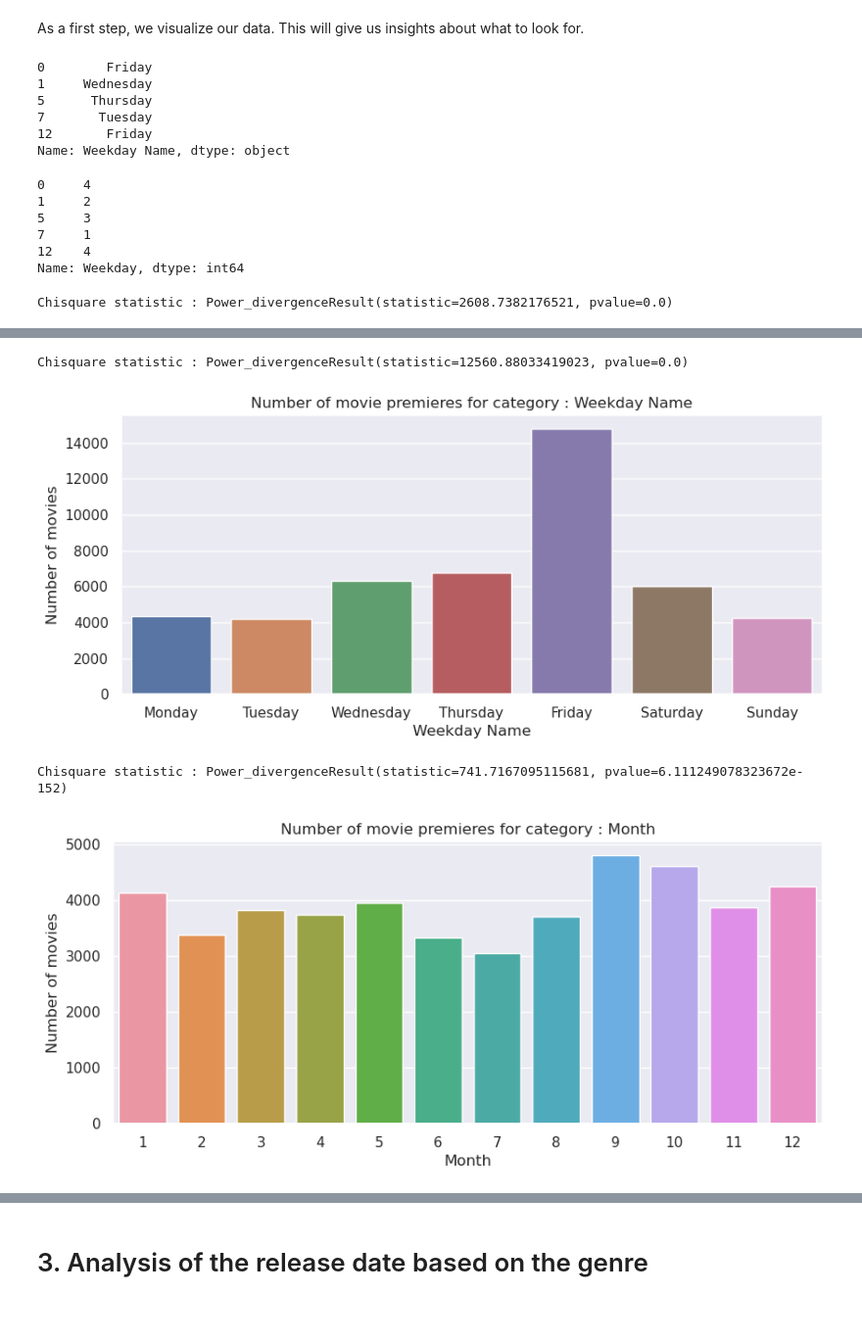
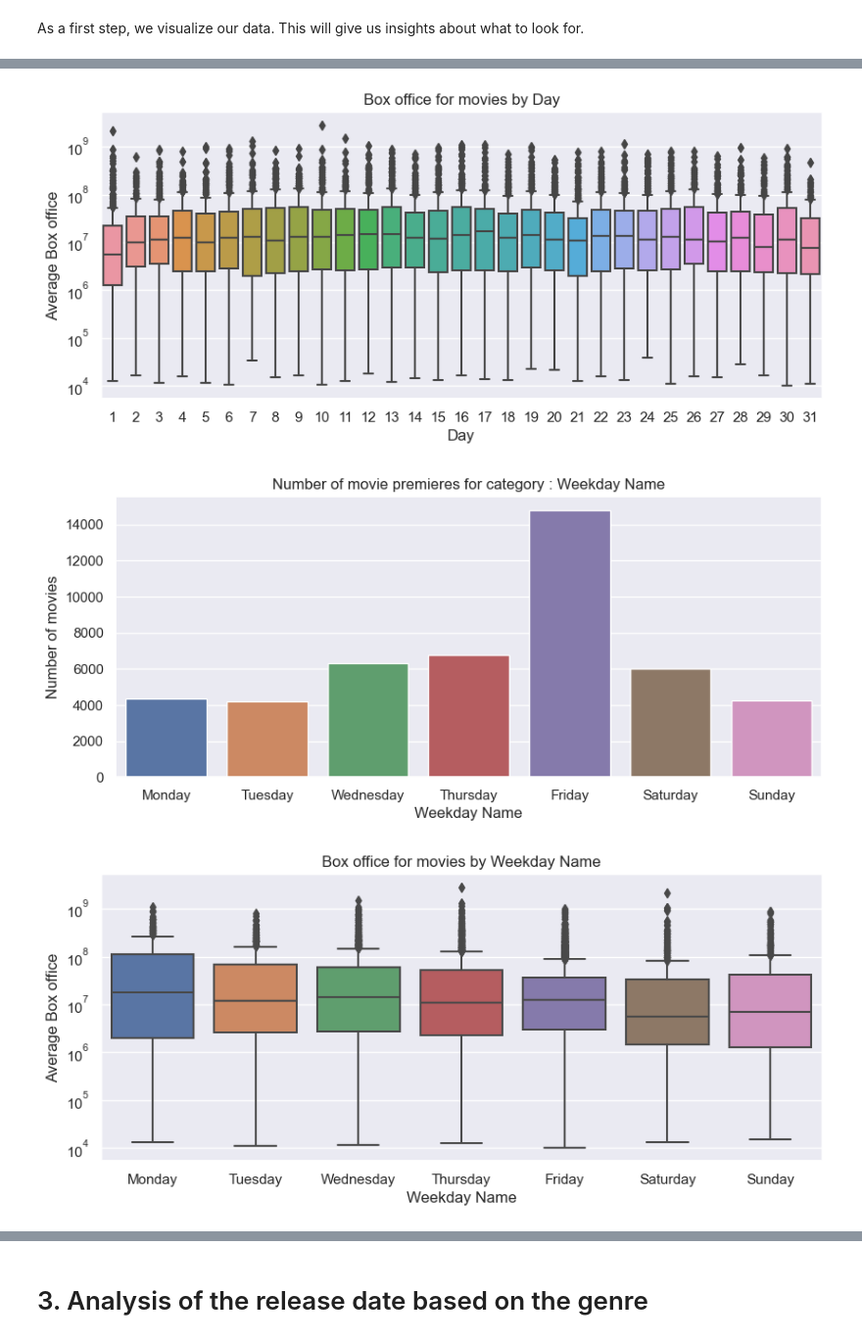
Before and after one commit to epfl-ada/ada-2023-project-deapdatadestroyers, a Jupyter notebook: data_movie_analysis.ipynb, the cells around one changed output, grey strips where cells are left out. Shown at 98% size. Drawn from its saved outputs; the diff is of its cells as text; code cells hidden in the pictures; blank space fills up the shorter version.

Commit message:
comments added for visualization

```diff
--- a/data_movie_analysis.ipynb
+++ b/data_movie_analysis.ipynb
@@ -158,46 +158,14 @@ df_movie = df_movie[(df_movie['Year'] >= 1800) & (df_movie['Year'] <= 2013)]
 # %% [markdown]
 As a first step, we visualize our data. This will give us insights about what to look for.
 # %%
-def get_time_stamps_df(df):
-    df_time_stamps = df.copy(deep=True)
-
-    df_time_stamps.dropna(subset=['Month'], inplace=True)
-    temp = (df_time_stamps['Year'].astype(str) + '-'
-                                                 + df_time_stamps['Month'].astype(str) + '-'
-                                                 + df_time_stamps['Day'].astype(str))
-
-
-    df_time_stamps['Weekday'] = temp.apply(lambda x: pd.to_datetime(x, errors = 'coerce').dayofweek)
-    df_time_stamps.dropna(subset=['Weekday'], inplace=True)
-    df_time_stamps['Weekday'] = df_time_stamps['Weekday'].apply(int)
-
-
-    df_time_stamps['Weekday Name'] = temp.apply(lambda x: pd.to_datetime(x, errors = 'coerce')).dt.day_name()
-
-
-    return df_time_stamps
-
 df_time_stamps = get_time_stamps_df(df_movie)
-
-display(df_time_stamps['Weekday Name'].head())
-display(df_time_stamps['Weekday'].head())
-# %% [output]
-0        Friday
-1     Wednesday
-5      Thursday
-7       Tuesday
-12       Friday
-Name: Weekday Name, dtype: object
-0     4
-1     2
-5     3
-7     1
-12    4
-Name: Weekday, dtype: int64
 # %%
-count_var(df_time_stamps, 'Day')
-count_var(df_time_stamps, 'Weekday Name')
-a = count_var(df_time_stamps, 'Month')
-#avg_var(df_time_stamps, 'Box office', 'Month')
+count_var(df_time_stamps, 'Day', show_chisquare=False)
+avg_var(df_time_stamps, 'Box office', 'Day', logscale=True)
+
+count_var(df_time_stamps, 'Weekday Name', show_chisquare=False)
+avg_var(df_time_stamps, 'Box office', 'Weekday Name', logscale=True)
+
+count_var(df_time_stamps, 'Month', show_chisquare=False)
+a = avg_var(df_time_stamps, 'Box office', 'Month', logscale=True)
 # %% [output]
-Chisquare statistic : Power_divergenceResult(statistic=2608.7382176521, pvalue=0.0)
@@ -205,4 +173,3 @@ Chisquare statistic : Power_divergenceResult(statistic=2608.7382176521, pvalue=0
-Chisquare statistic : Power_divergenceResult(statistic=12560.88033419023, pvalue=0.0)
-[figure, old version]
+[figure, new version]
-Chisquare statistic : Power_divergenceResult(statistic=741.7167095115681, pvalue=6.111249078323672e-152)
-[figure, old version]
+[figure, new version]
+[figure, added]
```
Also changed, not shown: parts of 18 cells of this notebook, 1 other file.
